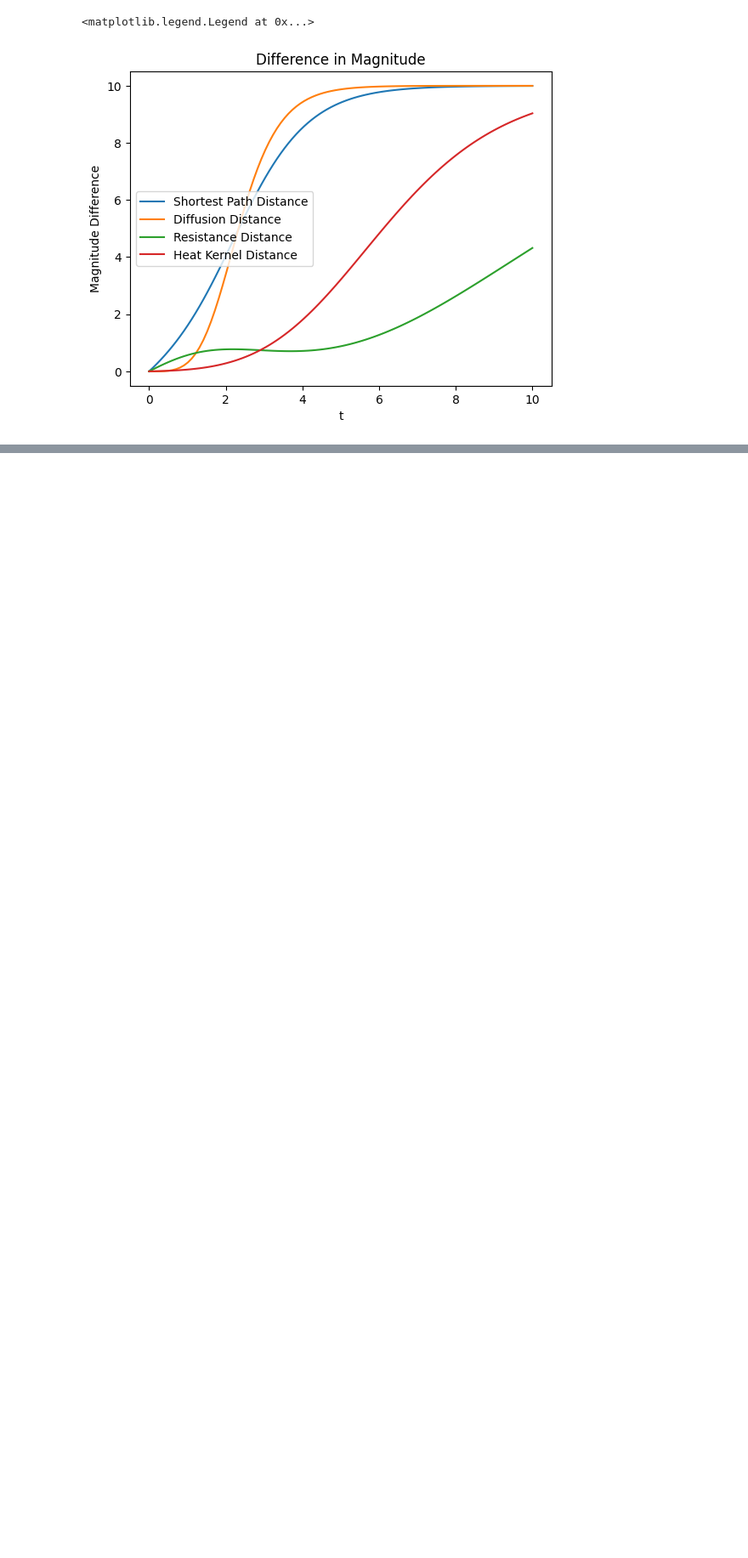
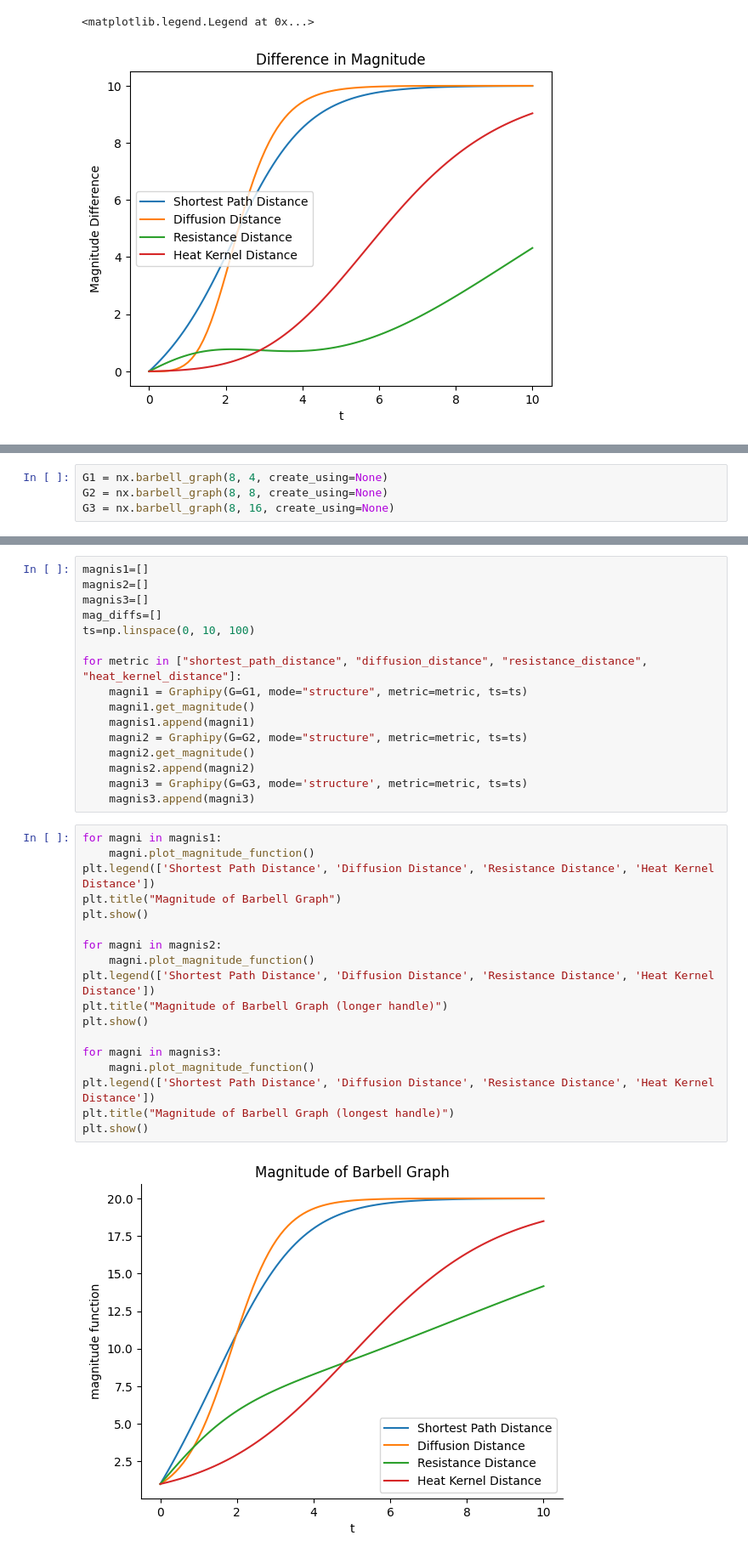
Before and after one commit to aidos-lab/magnipy, a Jupyter notebook: notebooks/graphipy_tutorial.ipynb, the cells around one changed output, grey strips where cells are left out. Shown at 85% size. Cells and saved outputs as stored; diff of their text form; blank space fills up the shorter version.

```diff
--- a/notebooks/graphipy_tutorial.ipynb
+++ b/notebooks/graphipy_tutorial.ipynb
@@ -56,0 +179,4 @@ plt.legend()
+# %%
+G1 = nx.barbell_graph(8, 4, create_using=None)
+G2 = nx.barbell_graph(8, 8, create_using=None)
+G3 = nx.barbell_graph(8, 16, create_using=None)
@@ -56,0 +188,36 @@ plt.legend()
+# %%
+magnis1=[]
+magnis2=[]
+magnis3=[]
+mag_diffs=[]
+ts=np.linspace(0, 10, 100)
+
+for metric in ["shortest_path_distance", "diffusion_distance", "resistance_distance", "heat_kernel_distance"]:
+    magni1 = Graphipy(G=G1, mode="structure", metric=metric, ts=ts)
+    magni1.get_magnitude()
+    magnis1.append(magni1)
+    magni2 = Graphipy(G=G2, mode="structure", metric=metric, ts=ts)
+    magni2.get_magnitude()
+    magnis2.append(magni2)
+    magni3 = Graphipy(G=G3, mode='structure', metric=metric, ts=ts)
+    magnis3.append(magni3)
+# %%
+for magni in magnis1:
+    magni.plot_magnitude_function()
+plt.legend(['Shortest Path Distance', 'Diffusion Distance', 'Resistance Distance', 'Heat Kernel Distance'])
+plt.title("Magnitude of Barbell Graph")
+plt.show()
+
+for magni in magnis2:
+    magni.plot_magnitude_function()
+plt.legend(['Shortest Path Distance', 'Diffusion Distance', 'Resistance Distance', 'Heat Kernel Distance'])
+plt.title("Magnitude of Barbell Graph (longer handle)")
+plt.show()
+
+for magni in magnis3:
+    magni.plot_magnitude_function()
+plt.legend(['Shortest Path Distance', 'Diffusion Distance', 'Resistance Distance', 'Heat Kernel Distance'])
+plt.title("Magnitude of Barbell Graph (longest handle)")
+plt.show()
+# %% [output]
+[figure, added]
```
Also changed, not shown: parts of 37 cells of this notebook, 3 other files.
